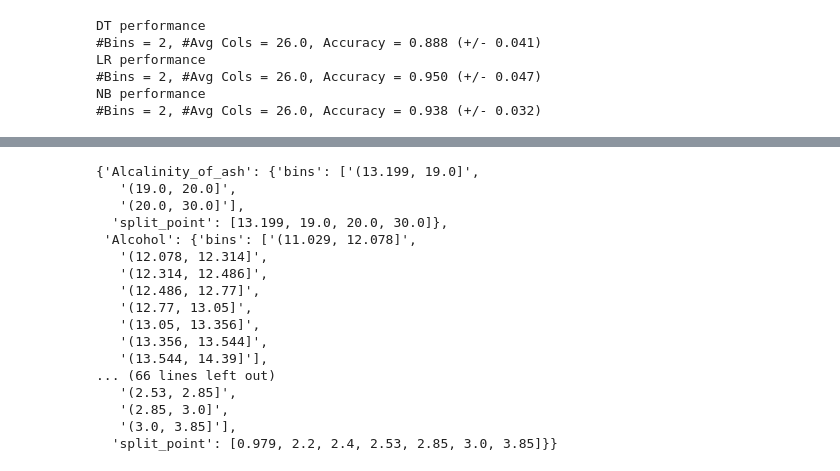
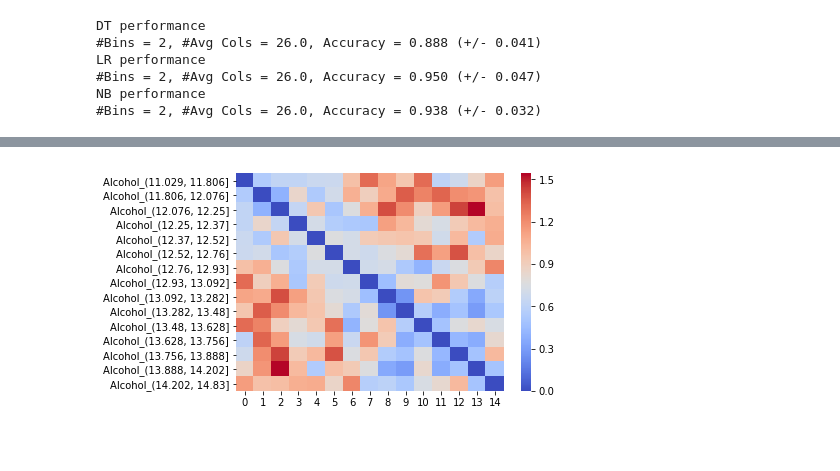
Before and after one commit to Wook0129/semantic_binning, a Jupyter notebook: test_wine.ipynb, the cells around one changed output, grey strips where cells are left out. Cells and saved outputs as stored; diff of their text form; code cells hidden in the pictures; blank space fills up the shorter version.

```diff
--- a/test_wine.ipynb
+++ b/test_wine.ipynb
@@ -109,0 +114,12 @@ NB performance
+# %%
+exp = Experiment('data/wine.csv',
+                 var_dict,
+                 embedding_dim=2,
+                 lr=0.001,
+                 batch_size=16,
+                 n_epoch=300,
+                 verbose=True,
+                 n_bins_range=range(2, 3),
+                 n_init_bins_list=[10])
+# %%
+exp.semantic_binning.fit(exp.data, n_init_bins=15)
@@ -110,20 +144,4 @@ NB performance
 # %%
-exp.semantic_binning.bins_by_var
+exp.semantic_binning.plot_pairwise_distance_between_bins('Alcohol')
 # %% [output]
-{'Alcalinity_of_ash': {'bins': ['(13.199, 19.0]',
-   '(19.0, 20.0]',
-   '(20.0, 30.0]'],
-  'split_point': [13.199, 19.0, 20.0, 30.0]},
- 'Alcohol': {'bins': ['(11.029, 12.078]',
-   '(12.078, 12.314]',
-   '(12.314, 12.486]',
-   '(12.486, 12.77]',
-   '(12.77, 13.05]',
-   '(13.05, 13.356]',
-   '(13.356, 13.544]',
-   '(13.544, 14.39]'],
-... (66 lines left out)
-   '(2.53, 2.85]',
-   '(2.85, 3.0]',
-   '(3.0, 3.85]'],
-  'split_point': [0.979, 2.2, 2.4, 2.53, 2.85, 3.0, 3.85]}}
+[figure, added]
```
Also changed, not shown: parts of 21 cells of this notebook, 5 other files.
